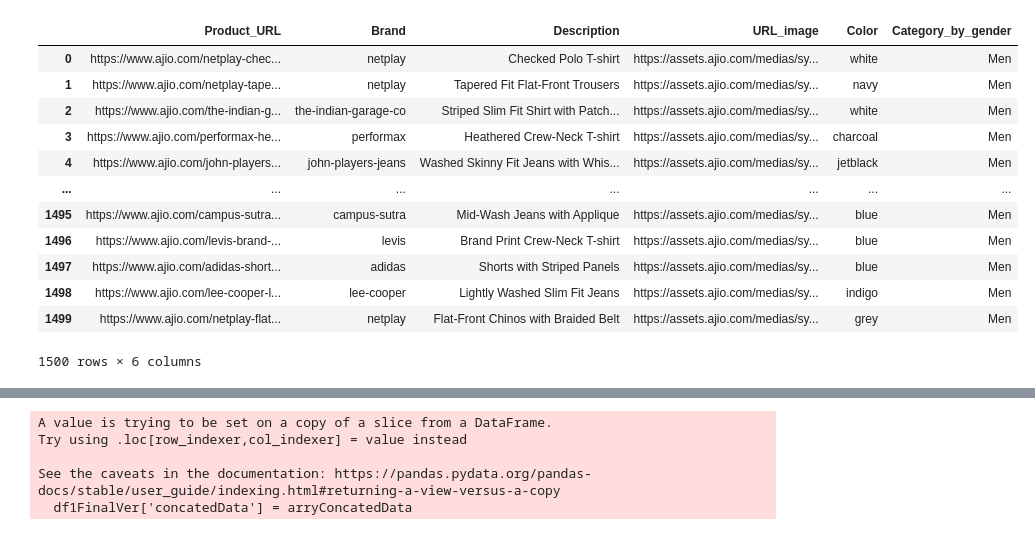
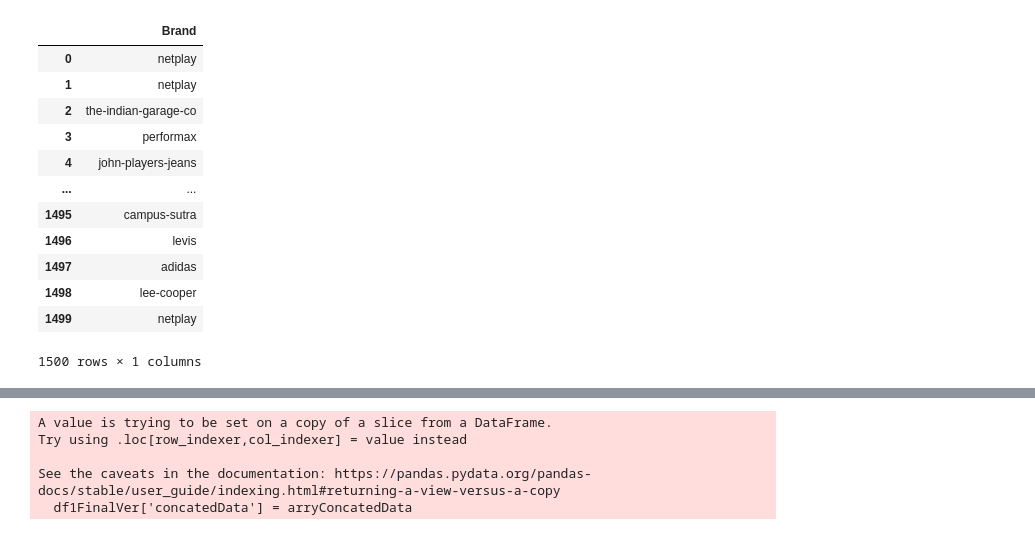
Before and after one commit to JuanFCVal/PythonPandasProductsScript, a Jupyter notebook: Script.ipynb, the cells around one changed output, grey strips where cells are left out. Saved outputs shown, nothing was run; the diff lists cells and outputs as text; code cells hidden in the pictures.

```diff
--- a/Script.ipynb
+++ b/Script.ipynb
@@ -17,19 +52,19 @@ df1.head()  #Reading File 1
 # %%
-df1 = df1[['Product_URL', 'Brand', "Description", "URL_image", "Color", "Category_by_gender"]]  #Filter dataframe with relevant Columns
+df1 = df1[['Brand',]]  #Filter dataframe with relevant Columns
 df1FinalVer = df1.iloc[:1500]
 df1FinalVer
 # %% [output]
-|  | Product_URL | Brand | Description | URL_image | Color | Category_by_gender |
-| 0 | https://www.ajio.com/netplay-chec... | netplay | Checked Polo T-shirt | https://assets.ajio.com/medias/sy... | white | Men |
-| 1 | https://www.ajio.com/netplay-tape... | netplay | Tapered Fit Flat-Front Trousers | https://assets.ajio.com/medias/sy... | navy | Men |
-| 2 | https://www.ajio.com/the-indian-g... | the-indian-garage-co | Striped Slim Fit Shirt with Patch... | https://assets.ajio.com/medias/sy... | white | Men |
-| 3 | https://www.ajio.com/performax-he... | performax | Heathered Crew-Neck T-shirt | https://assets.ajio.com/medias/sy... | charcoal | Men |
-| 4 | https://www.ajio.com/john-players... | john-players-jeans | Washed Skinny Fit Jeans with Whis... | https://assets.ajio.com/medias/sy... | jetblack | Men |
-| ... | ... | ... | ... | ... | ... | ... |
-| 1495 | https://www.ajio.com/campus-sutra... | campus-sutra | Mid-Wash Jeans with Applique | https://assets.ajio.com/medias/sy... | blue | Men |
-| 1496 | https://www.ajio.com/levis-brand-... | levis | Brand Print Crew-Neck T-shirt | https://assets.ajio.com/medias/sy... | blue | Men |
-| 1497 | https://www.ajio.com/adidas-short... | adidas | Shorts with Striped Panels | https://assets.ajio.com/medias/sy... | blue | Men |
-| 1498 | https://www.ajio.com/lee-cooper-l... | lee-cooper | Lightly Washed Slim Fit Jeans | https://assets.ajio.com/medias/sy... | indigo | Men |
-| 1499 | https://www.ajio.com/netplay-flat... | netplay | Flat-Front Chinos with Braided Belt | https://assets.ajio.com/medias/sy... | grey | Men |
+|  | Brand |
+| 0 | netplay |
+| 1 | netplay |
+| 2 | the-indian-garage-co |
+| 3 | performax |
+| 4 | john-players-jeans |
+| ... | ... |
+| 1495 | campus-sutra |
+| 1496 | levis |
+| 1497 | adidas |
+| 1498 | lee-cooper |
+| 1499 | netplay |
-1500 rows × 6 columns
+1500 rows × 1 columns
 # %%
```
Also changed, not shown: parts of 16 cells of this notebook, 2 other files.
